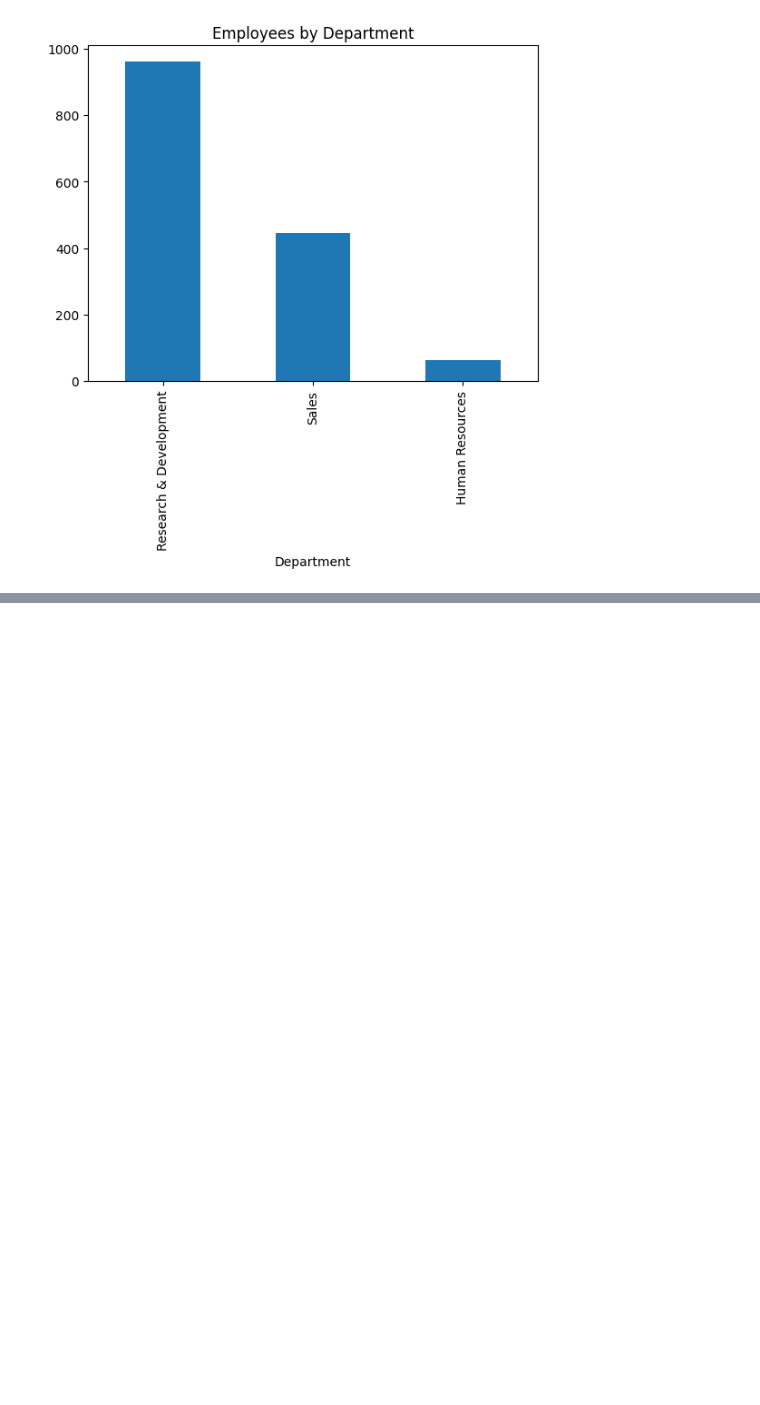
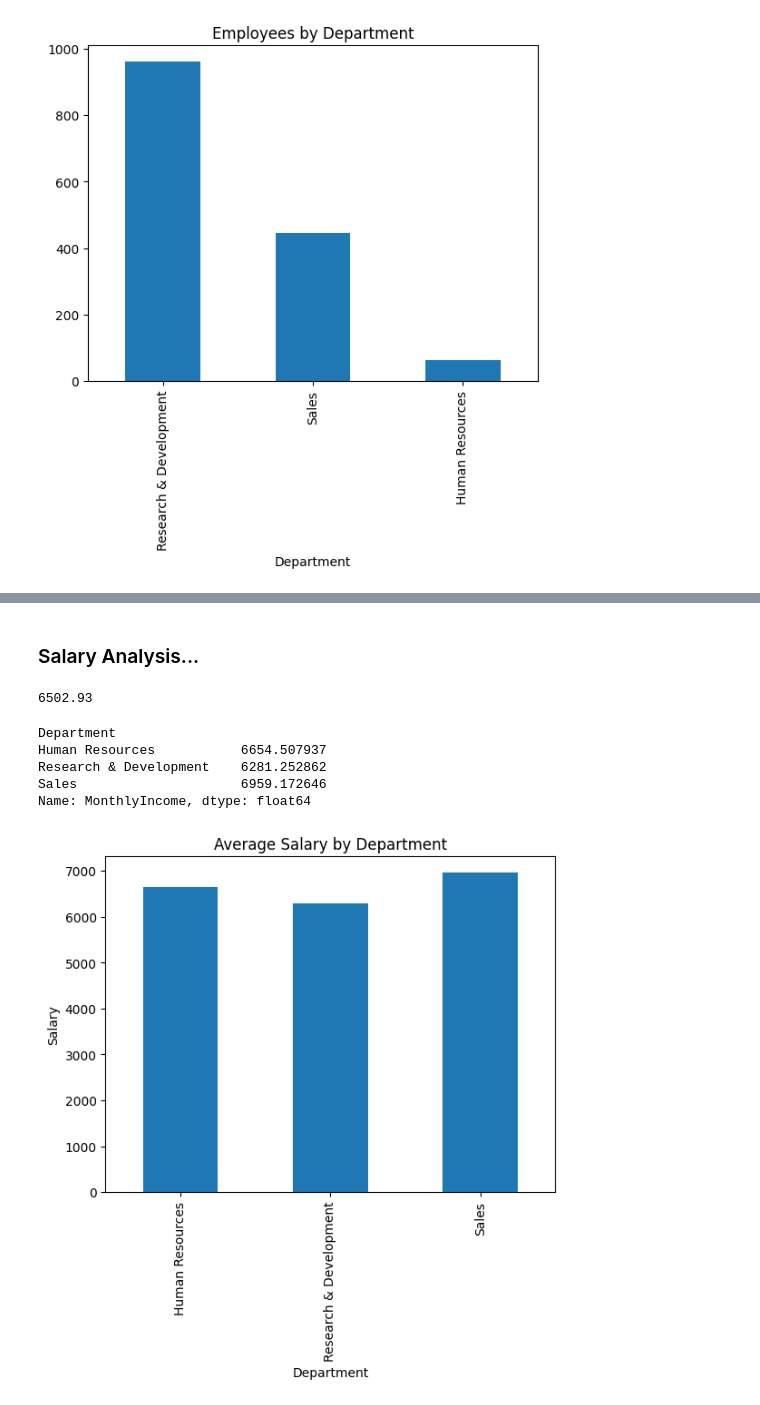
Before and after one commit to Manavitaliya/HR-Analytics-Dashboard, a Jupyter notebook: Data/sssss.ipynb, the cells around one changed output, grey strips where cells are left out. Saved outputs shown, nothing was run; the diff lists cells and outputs as text; code cells hidden in the pictures; blank space fills up the shorter version.

```diff
--- a/Data/sssss.ipynb
+++ b/Data/sssss.ipynb
@@ -206,0 +306,39 @@ plt.show()
+# %% [markdown]
+### Salary Analysis...
+# %%
+print(
+    round(
+        df["MonthlyIncome"].mean(),
+        2
+    )
+)
+# %% [output]
+6502.93
+# %%
+salary_department = df.groupby(
+    "Department"
+)["MonthlyIncome"].mean()
+
+salary_department
+# %% [output]
+Department
+Human Resources           6654.507937
+Research & Development    6281.252862
+Sales                     6959.172646
+Name: MonthlyIncome, dtype: float64
+# %%
+salary_department.plot(
+    kind="bar"
+)
+
+plt.title(
+    "Average Salary by Department"
+)
+
+plt.ylabel(
+    "Salary"
+)
+
+plt.show()
+# %% [output]
+[figure, added]
```
Also changed, not shown: parts of 19 cells of this notebook, 1 other file.
